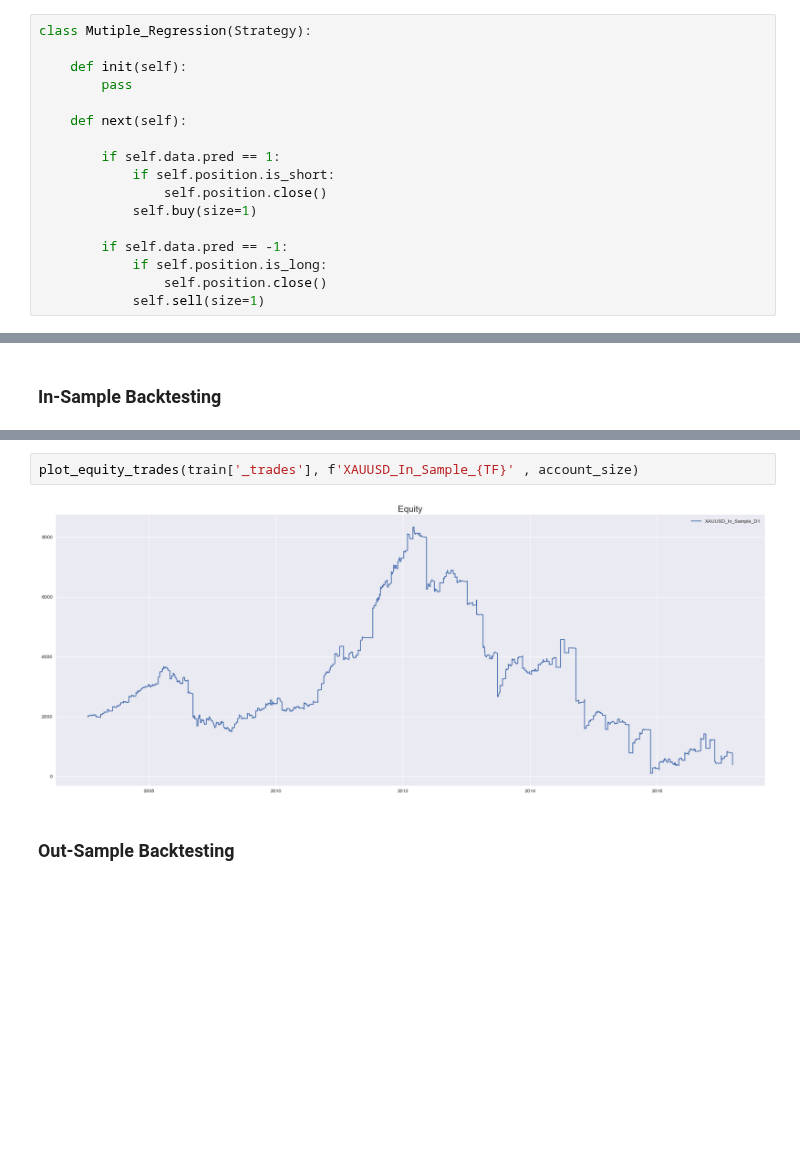
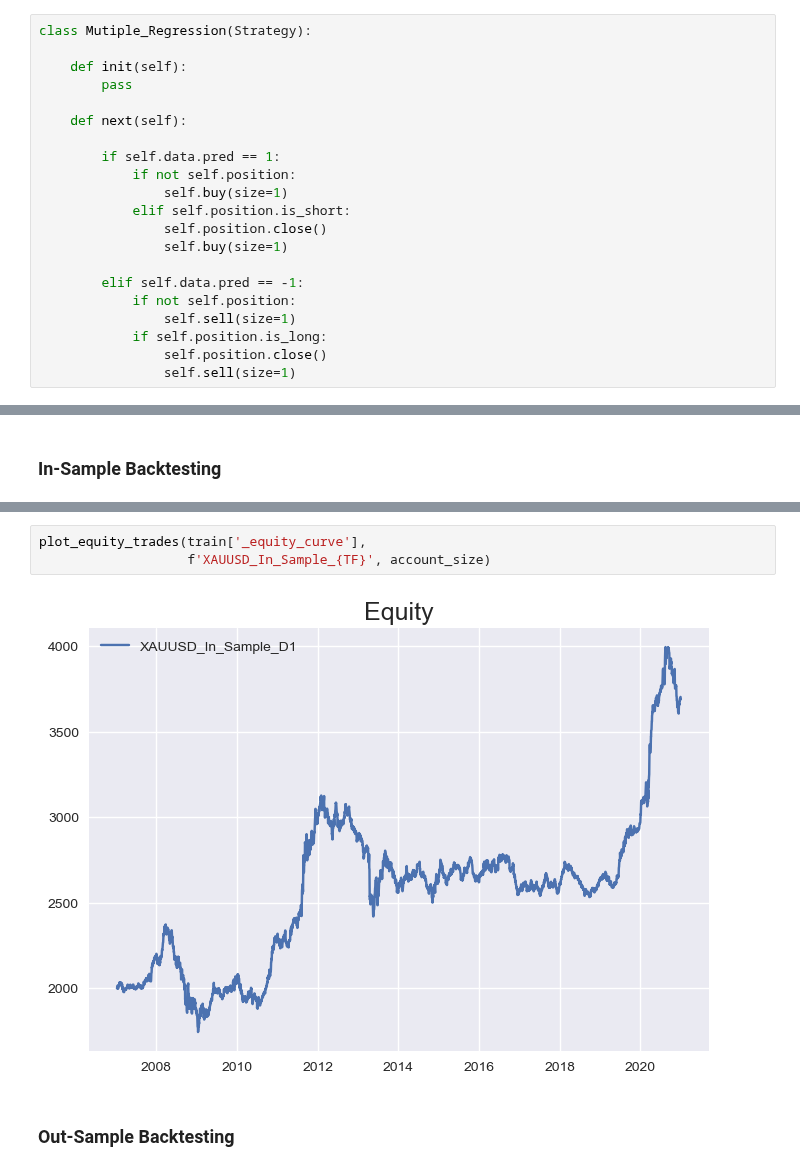
Before and after one commit to Kittipong91/XAUUSD_algorithmic_trading, a Jupyter notebook: Machine_Learning/Mutiple Linear Regression/Mutiple Linear Regression.ipynb, the cells around one changed output, grey strips where cells are left out. Drawn from its saved outputs; the diff is of its cells as text; blank space fills up the shorter version.

```diff
--- a/Machine_Learning/Mutiple Linear Regression/Mutiple Linear Regression.ipynb
+++ b/Machine_Learning/Mutiple Linear Regression/Mutiple Linear Regression.ipynb
@@ -72,14 +72,18 @@ class Mutiple_Regression(Strategy):
     def next(self):
 
         if self.data.pred == 1:
-            if self.position.is_short:
+            if not self.position:
+                self.buy(size=1)
+            elif self.position.is_short:
                 self.position.close()
-            self.buy(size=1)
+                self.buy(size=1)
 
-        if self.data.pred == -1:
+        elif self.data.pred == -1:
+            if not self.position:
+                self.sell(size=1)
             if self.position.is_long:
                 self.position.close()
-            self.sell(size=1)
+                self.sell(size=1)
 # %%
 strategy = Mutiple_Regression
 account_size = 2000
@@ -214,9 +218,10 @@ _equity_curve                           Eq...
 _trades                         Size  Entr...
 dtype: object
 # %%
-plot_equity_trades(train['_trades'], f'XAUUSD_In_Sample_{TF}' , account_size)
+plot_equity_trades(train['_equity_curve'],
+                   f'XAUUSD_In_Sample_{TF}', account_size)
 # %% [output]
-[figure, old version]
+[figure, new version]
 # %% [markdown]
 ### Out-Sample Backtesting
 # %%
```
Also changed, not shown: parts of 27 cells of this notebook, 30 other files.
